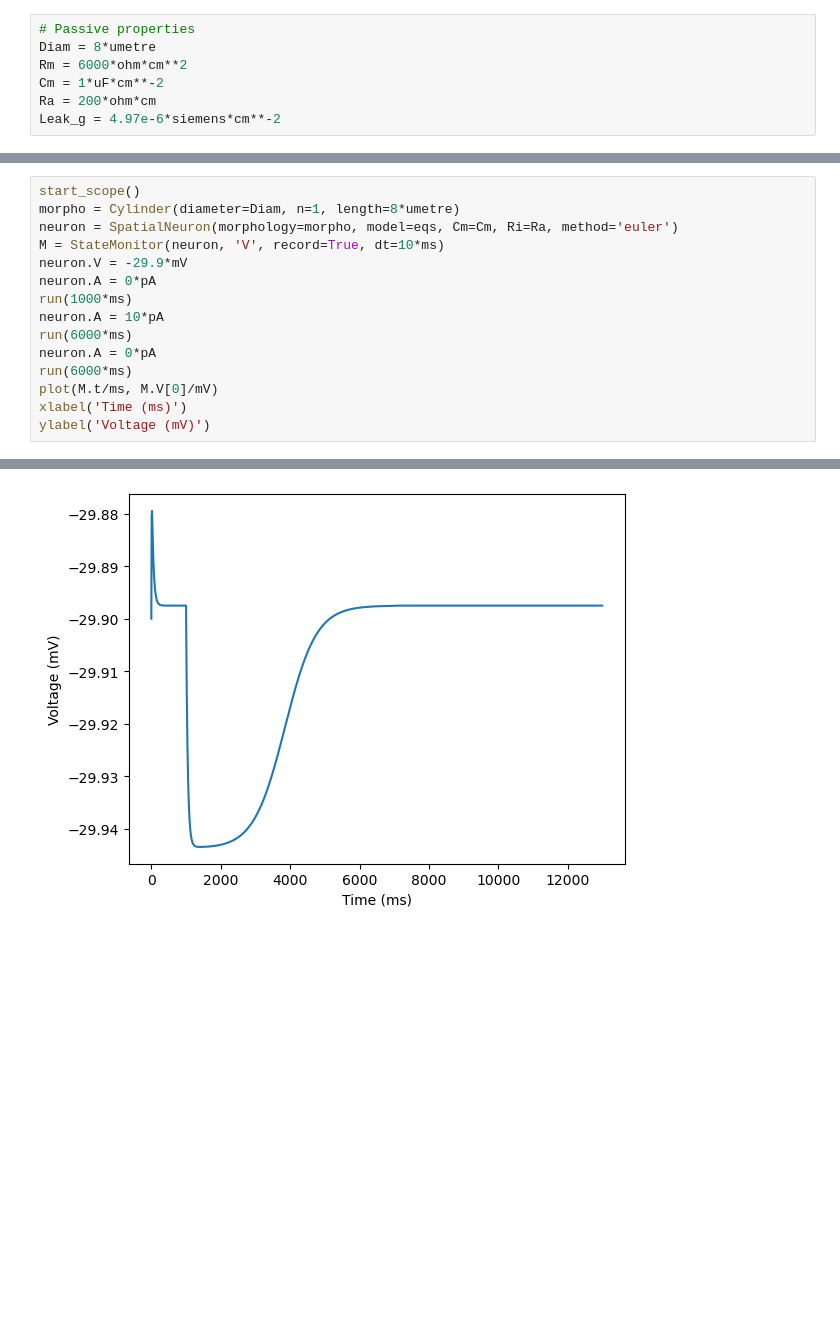
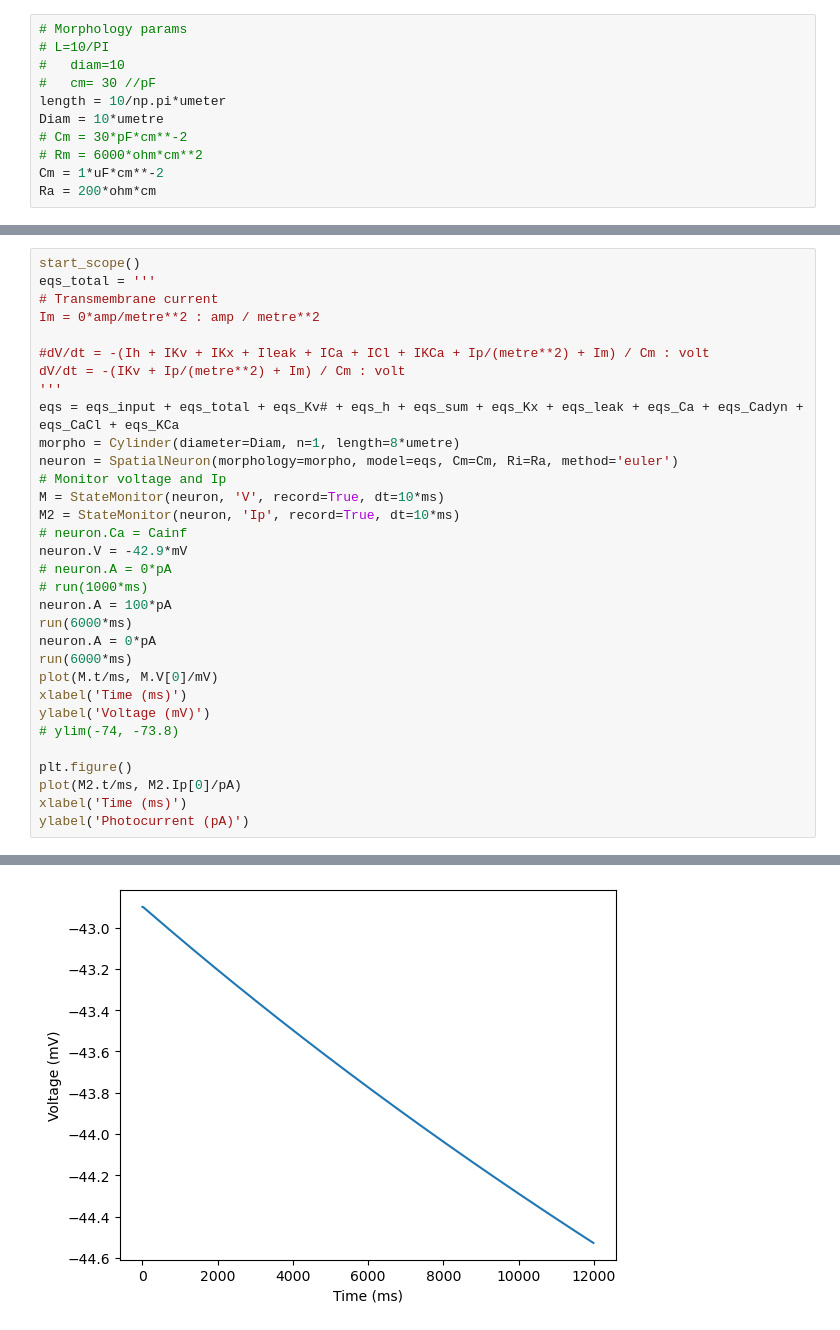
Before and after one commit to vmr160030/545, a Jupyter notebook: Rod_pathway_project/rod_pathway_init.ipynb, the cells around one changed output, grey strips where cells are left out. Drawn from its saved outputs; the diff is of its cells as text; blank space fills up the shorter version.

```diff
--- a/Rod_pathway_project/rod_pathway_init.ipynb
+++ b/Rod_pathway_project/rod_pathway_init.ipynb
@@ -3,7 +166,11 @@ from brian2 import *
 # %%
-# Passive properties
-Diam = 8*umetre
-Rm = 6000*ohm*cm**2
+# Morphology params
+# L=10/PI
+# 	diam=10
+# 	cm= 30 //pF
+length = 10/np.pi*umeter
+Diam = 10*umetre
+# Cm = 30*pF*cm**-2
+# Rm = 6000*ohm*cm**2
 Cm = 1*uF*cm**-2
 Ra = 200*ohm*cm
-Leak_g = 4.97e-6*siemens*cm**-2
@@ -70,16 +177,33 @@ beta = a2 / (1 + exp(-(V + b2)/c2)) : Hz
 # %%
 start_scope()
+eqs_total = '''
+# Transmembrane current
+Im = 0*amp/metre**2 : amp / metre**2
+
+#dV/dt = -(Ih + IKv + IKx + Ileak + ICa + ICl + IKCa + Ip/(metre**2) + Im) / Cm : volt
+dV/dt = -(IKv + Ip/(metre**2) + Im) / Cm : volt
+'''
+eqs = eqs_input + eqs_total + eqs_Kv# + eqs_h + eqs_sum + eqs_Kx + eqs_leak + eqs_Ca + eqs_Cadyn + eqs_CaCl + eqs_KCa
 morpho = Cylinder(diameter=Diam, n=1, length=8*umetre)
 neuron = SpatialNeuron(morphology=morpho, model=eqs, Cm=Cm, Ri=Ra, method='euler')
+# Monitor voltage and Ip
 M = StateMonitor(neuron, 'V', record=True, dt=10*ms)
-neuron.V = -29.9*mV
-neuron.A = 0*pA
-run(1000*ms)
-neuron.A = 10*pA
+M2 = StateMonitor(neuron, 'Ip', record=True, dt=10*ms)
+# neuron.Ca = Cainf
+neuron.V = -42.9*mV
+# neuron.A = 0*pA
+# run(1000*ms)
+neuron.A = 100*pA
 run(6000*ms)
 neuron.A = 0*pA
 run(6000*ms)
 plot(M.t/ms, M.V[0]/mV)
 xlabel('Time (ms)')
 ylabel('Voltage (mV)')
+# ylim(-74, -73.8)
+
+plt.figure()
+plot(M2.t/ms, M2.Ip[0]/pA)
+xlabel('Time (ms)')
+ylabel('Photocurrent (pA)')
 # %% [output]
@@ -87 +211 @@ Text(0, 0.5, 'Voltage (mV)')
-[figure, old version]
+[figure, new version]
```
Also changed, not shown: parts of 17 cells of this notebook.
